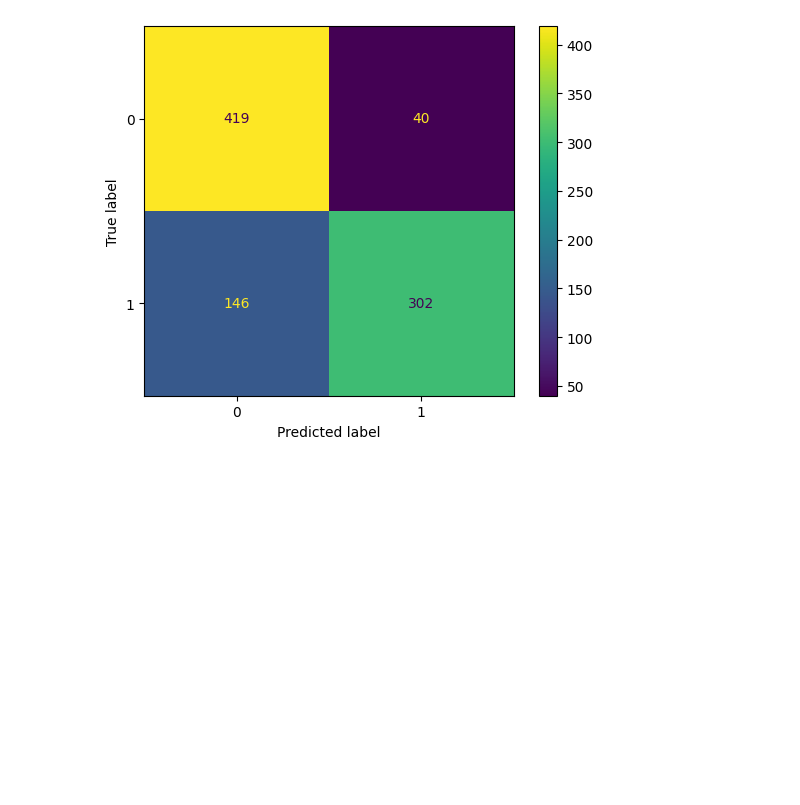
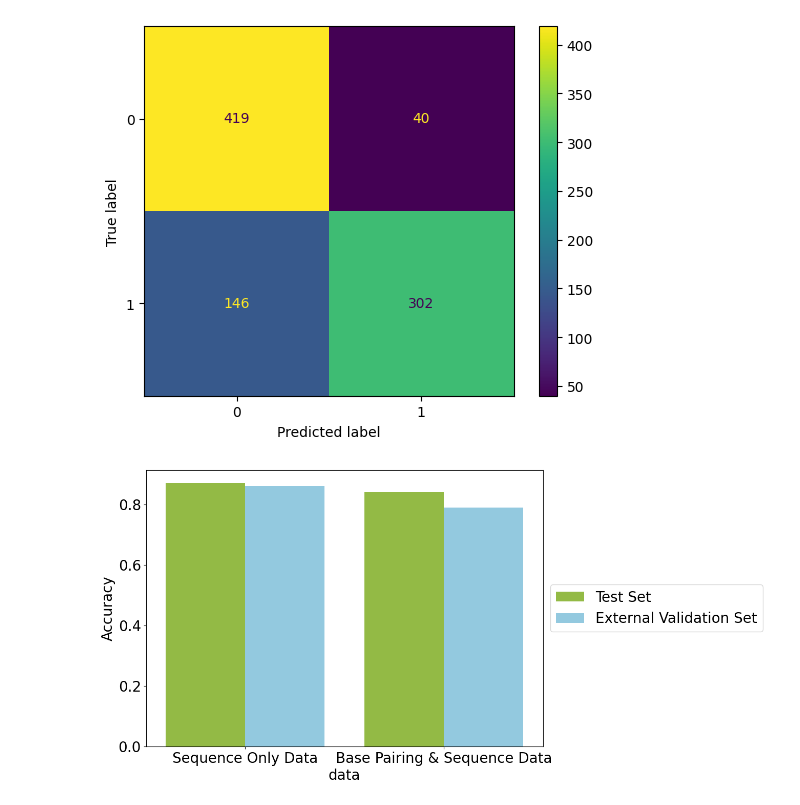
Before and after one commit to gnye8/RBP_Prediction, a Jupyter notebook: notebooks/Modeling.ipynb, the cells around one changed output. Cells and saved outputs as stored; diff of their text form; code cells hidden in the pictures; blank space fills up the shorter version.

```diff
--- a/notebooks/Modeling.ipynb
+++ b/notebooks/Modeling.ipynb
@@ -861,3 +860,18 @@ extval_disp2.plot()
 plt.show()
 # %% [output]
 [figure]
+# %%
+scoring_dict = {0: {'data':'Sequence Only Data', 'validation':'Test Set', 'Accuracy':0.87},
+                1: {'data':'Sequence Only Data', 'validation':'External Validation Set', 'Accuracy':0.86},
+                2: {'data':'Base Pairing & Sequence Data', 'validation':'Test Set', 'Accuracy':0.84},
+                3: {'data':'Base Pairing & Sequence Data', 'validation':'External Validation Set', 'Accuracy':0.79}}
+scores_df = pd.DataFrame(scoring_dict).T
+# %%
+colors = {'Test Set':'yellowgreen', 'External Validation Set':'skyblue'}
+plt.rcParams.update({'font.size': 20})
+plt.figure(figsize=(10,7))
+ax = sns.barplot(data=scores_df, x='data', y='Accuracy', hue='validation', palette=colors)
+ax.legend(loc='center left', bbox_to_anchor=(1, 0.5))
+plt.show();
+# %% [output]
+[figure, added]
```
Also changed, not shown: parts of 1 cell of this notebook.
